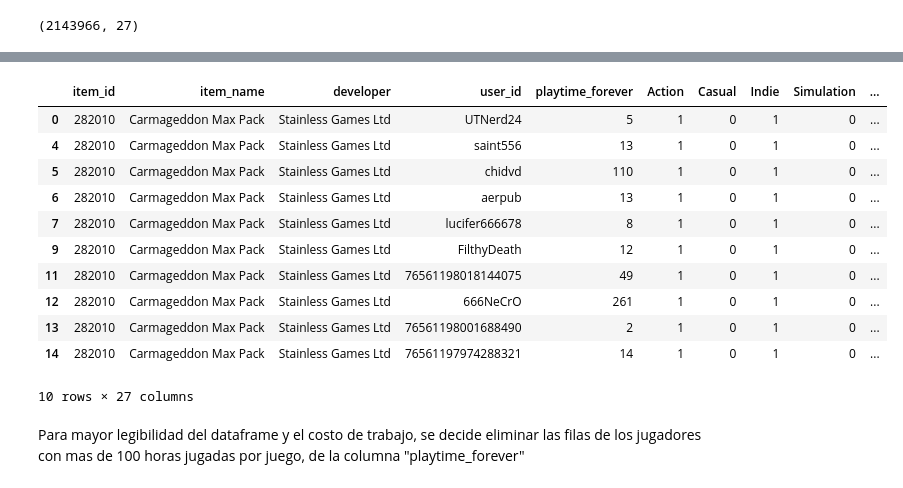
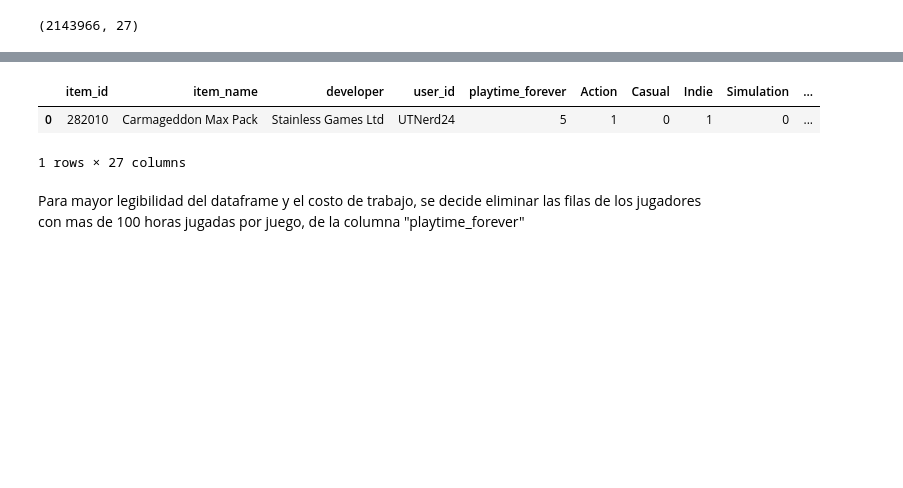
Before and after one commit to wilson2905/Proyecto--Individual, a Jupyter notebook: ETL-EDA_Jupyters/mergeDataSets.ipynb, the cells around one changed output, grey strips where cells are left out. Drawn from its saved outputs; the diff is of its cells as text; code cells hidden in the pictures; blank space fills up the shorter version.

```diff
--- a/ETL-EDA_Jupyters/mergeDataSets.ipynb
+++ b/ETL-EDA_Jupyters/mergeDataSets.ipynb
@@ -7,7 +7,7 @@ import os
 # %% [markdown]
 Se crean los dataframes a partir de los archivos csv optimizados
 # %%
-df_reviews=pd.read_csv(r"C:\Users\Usuario\Desktop\ProyectoIndividual\reviews_clean.csv",encoding="utf-8")
-df_games=pd.read_csv(r"C:\Users\Usuario\Desktop\ProyectoIndividual\steam_games_clean.csv", encoding="utf-8")
-df_items=pd.read_csv(r"C:\Users\Usuario\Desktop\ProyectoIndividual\user_items_clean.csv", encoding="utf-8")
+df_reviews=pd.read_csv(r"C:\Users\Usuario\Desktop\ProyectoIndividual\DataSets-Clean\reviews_clean.csv",encoding="utf-8")
+df_games=pd.read_csv(r"C:\Users\Usuario\Desktop\ProyectoIndividual\DataSets-Clean\steam_games_clean.csv", encoding="utf-8")
+df_items=pd.read_csv(r"C:\Users\Usuario\Desktop\ProyectoIndividual\DataSets-Clean\user_items_clean.csv", encoding="utf-8")
 # %%
@@ -58,18 +79,9 @@ df_games_items.reset_index(drop=True)
 # %%
-df_games_items.head(10)
+df_games_items.head(1)
 # %% [output]
 |  | item_id | item_name | developer | user_id | playtime_forever | Action | Casual | Indie | Simulation | ... |
 | 0 | 282010 | Carmageddon Max Pack | Stainless Games Ltd | UTNerd24 | 5 | 1 | 0 | 1 | 0 | ... |
-| 4 | 282010 | Carmageddon Max Pack | Stainless Games Ltd | saint556 | 13 | 1 | 0 | 1 | 0 | ... |
-| 5 | 282010 | Carmageddon Max Pack | Stainless Games Ltd | chidvd | 110 | 1 | 0 | 1 | 0 | ... |
-| 6 | 282010 | Carmageddon Max Pack | Stainless Games Ltd | aerpub | 13 | 1 | 0 | 1 | 0 | ... |
-| 7 | 282010 | Carmageddon Max Pack | Stainless Games Ltd | lucifer666678 | 8 | 1 | 0 | 1 | 0 | ... |
-| 9 | 282010 | Carmageddon Max Pack | Stainless Games Ltd | FilthyDeath | 12 | 1 | 0 | 1 | 0 | ... |
-| 11 | 282010 | Carmageddon Max Pack | Stainless Games Ltd | 76561198018144075 | 49 | 1 | 0 | 1 | 0 | ... |
-| 12 | 282010 | Carmageddon Max Pack | Stainless Games Ltd | 666NeCrO | 261 | 1 | 0 | 1 | 0 | ... |
-| 13 | 282010 | Carmageddon Max Pack | Stainless Games Ltd | 76561198001688490 | 2 | 1 | 0 | 1 | 0 | ... |
-| 14 | 282010 | Carmageddon Max Pack | Stainless Games Ltd | 76561197974288321 | 14 | 1 | 0 | 1 | 0 | ... |
-10 rows × 27 columns
+1 rows × 27 columns
 # %% [markdown]
 Para mayor legibilidad del dataframe y el costo de trabajo, se decide eliminar las filas de los jugadores con mas de 100 horas jugadas por juego, de la columna "playtime_forever"
 # %%
```
Also changed, not shown: parts of 12 cells of this notebook, 7 other files.
